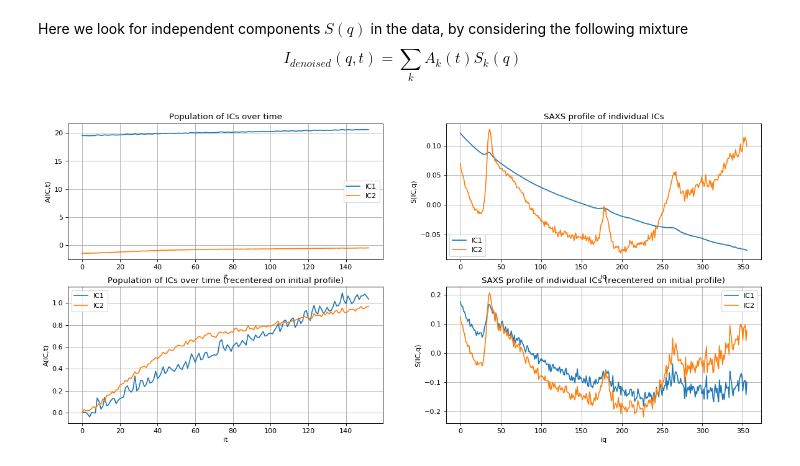
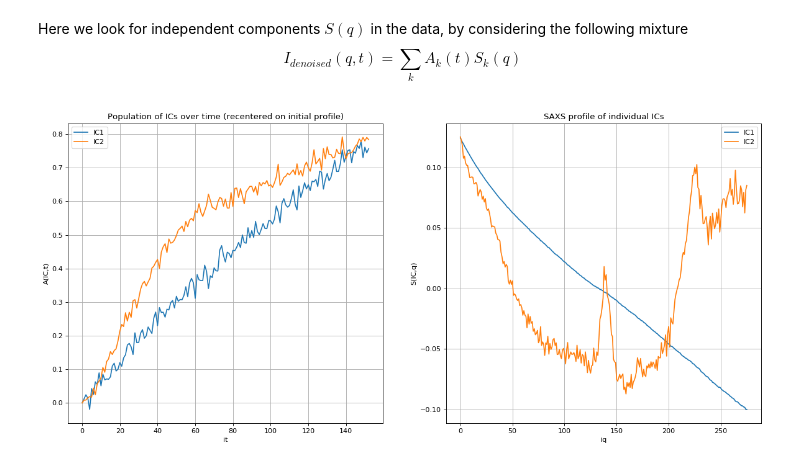
Before and after one commit to fredericpoitevin/trSAXS, a Jupyter notebook: docs/trSAXS-Slayer.ipynb, the cells around one changed output. Drawn from its saved outputs; the diff is of its cells as text; code cells hidden in the pictures.

```diff
--- a/docs/trSAXS-Slayer.ipynb
+++ b/docs/trSAXS-Slayer.ipynb
@@ -42,11 +42,11 @@ print("Raw data size (q,t,I(q,t)) = ",raw_q.shape,raw_t.shape,raw_data.shape)
 # we prepare the variables if we need to alter the raw variables
 # and we alter it a qmax tmax
 qlen = len(raw_q)
-qmin = int(qlen*(5/100)) #0 #int(qlen*(1/100))
-qmax = int(qlen*(1/2)) # int(qlen*(3/4)) # int(qlen*(1/2))
+qmin = int(qlen*(1/10)) # int(qlen*(1/100))# int(qlen*(5/100)) # 0
+qmax = int(qlen*(0.45)) # int(qlen*(1/2)) # int(qlen*(3/4)) # int(qlen*(1/2))
 tlen = len(raw_t)
-tmin = 0 #int(tlen*(1/4))
-tmax = int(tlen*(1))
+tmin = 0 # int(tlen*(0.33))
+tmax = int(tlen*(1)) # int(tlen*(1))
 q = raw_q[qmin:qmax]
 t = raw_t[tmin:tmax]
 data = np.log(raw_data[qmin:qmax,tmin:tmax])
@@ -196,53 +196,37 @@ Here we look for independent components $S(q)$ in the data, by considering the f
 $$I_{denoised}(q,t) = \sum_{k}A_{k}(t)S_{k}(q)$$
 # %%
 # Compute ICA
-ica = FastICA(n_components=2)
+denoised = data
+nICs = 2
+ica = FastICA(n_components=nICs,algorithm='parallel',fun="logcosh")
 S_ = ica.fit_transform(denoised)  # Reconstruct signals
 A_ = ica.mixing_  # Get estimated mixing matrix
 # %%
 # parameters for figure below
 #
-labels = ['IC1', 'IC2', 'IC3']
+labels = ['IC1', 'IC2', 'IC3','IC4', 'IC5', 'IC6','IC7', 'IC8', 'IC9', 'IC10']
 #
 plt.figure(figsize=(18, 8), dpi= 80, facecolor='w', edgecolor='k')
 #
-plt.subplot(221)
-plt.grid()
-plt.title('Population of ICs over time')
-plt.xlabel('it')
-plt.ylabel('A(IC,t)')
-for y_arr, label in zip(A_.T, labels):
-    plt.plot(y_arr, label=label)
-plt.legend()
-#
-plt.subplot(222)
-plt.grid()
-plt.title('SAXS profile of individual ICs')
-plt.xlabel('iq')
-plt.ylabel('S(IC,q)')
-for y_arr, label in zip(S_.T, labels):
-    plt.plot(y_arr, label=label)
-plt.legend()
-#
-plt.subplot(223)
+plt.subplot(121)
 plt.grid()
 plt.title('Population of ICs over time (recentered on initial profile)')
 plt.xlabel('it')
 plt.ylabel('A(IC,t)')
 for y_arr, label in zip(A_.T, labels):
     yzero = y_arr[0]
     plt.plot(y_arr - yzero, label=label)
 plt.legend()
 #
-plt.subplot(224)
+plt.subplot(122)
 plt.grid()
-plt.title('SAXS profile of individual ICs (recentered on initial profile)')
+plt.title('SAXS profile of individual ICs')
 plt.xlabel('iq')
 plt.ylabel('S(IC,q)')
 for y_arr, label in zip(S_.T, labels):
-    plt.plot(y_arr + meanvec - initvec, label=label)
+    plt.plot(y_arr , label=label)
 plt.legend()
 #
 plt.show()
 # %% [output]
-[figure, old version]
+[figure, new version]
```
Also changed, not shown: parts of 8 cells of this notebook, 1 other file.
